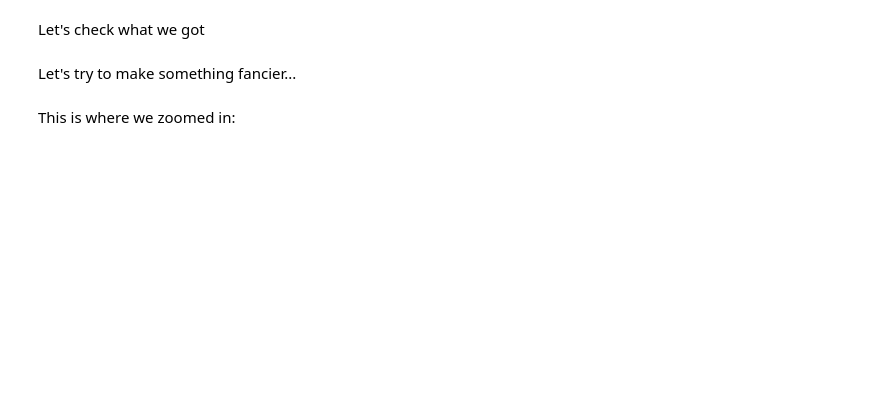
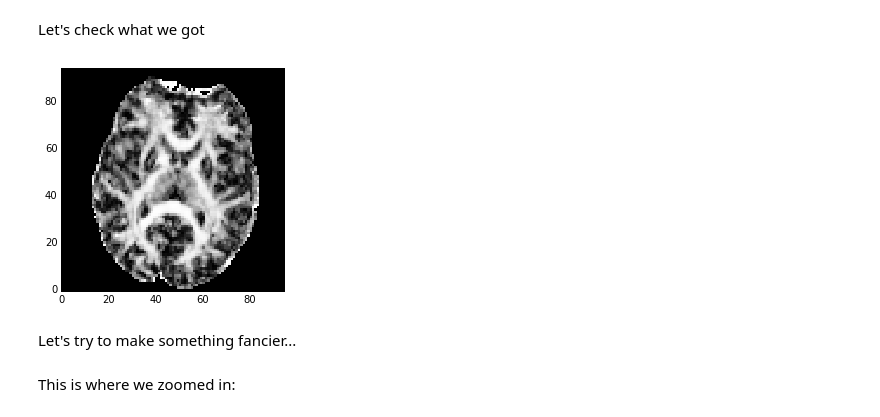
Before and after one commit to mvdoc/grr_dti_tutorial, a Jupyter notebook: dti_tutorial.ipynb, the cells around one changed output. Saved outputs shown, nothing was run; the diff lists cells and outputs as text; code cells hidden in the pictures; blank space fills up the shorter version.

```diff
--- a/dti_tutorial.ipynb
+++ b/dti_tutorial.ipynb
@@ -250,7 +349,9 @@ FA[np.isnan(FA)] = 0
 # %% [markdown]
 Let's check what we got
 # %%
-plot_axial(FA)
+plot_axial(FA, where=10)
+# %% [output]
+[figure, added]
 # %% [markdown]
 
 Let's try to make something fancier...
```
Also changed, not shown: parts of 66 cells of this notebook, 10 other files.
